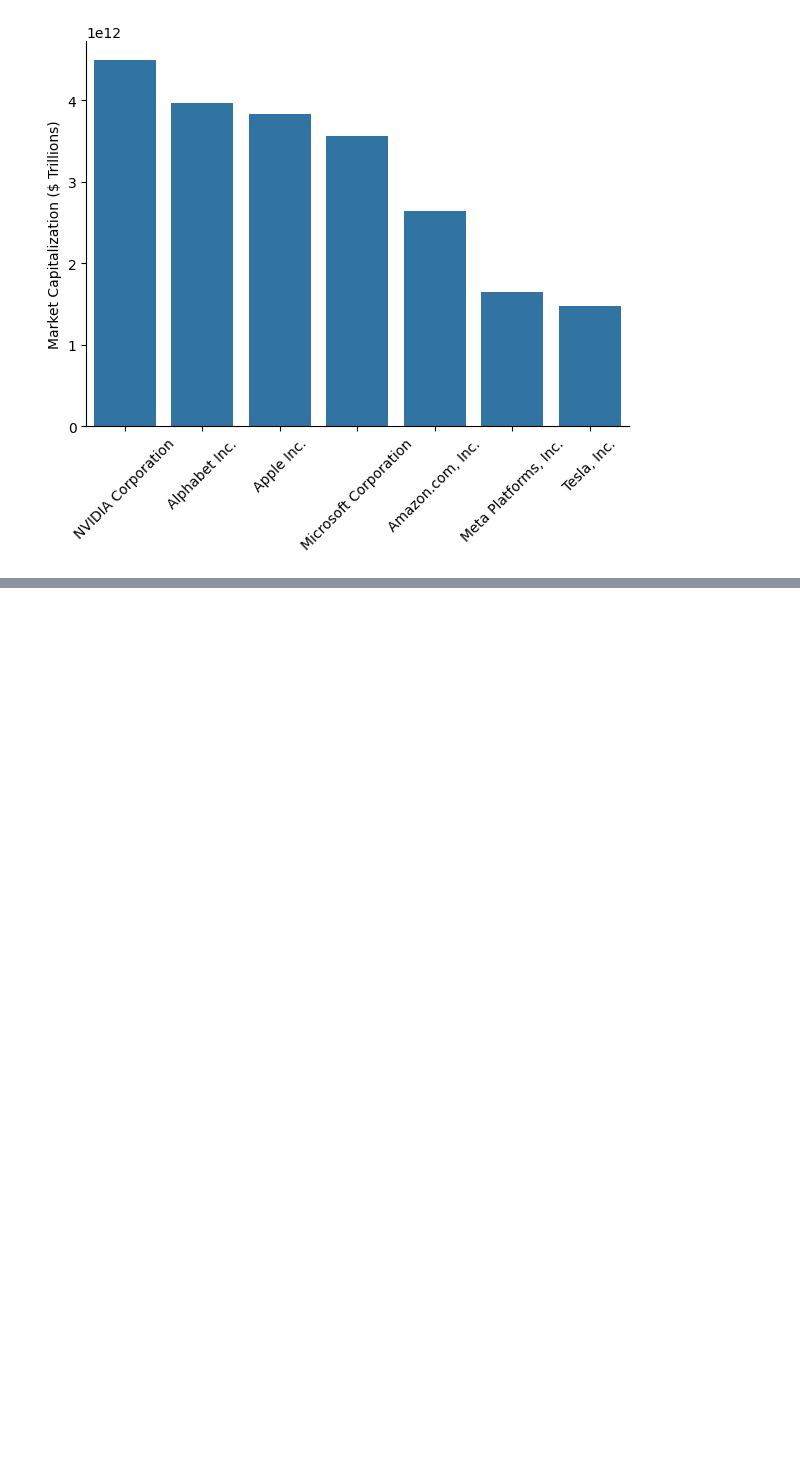
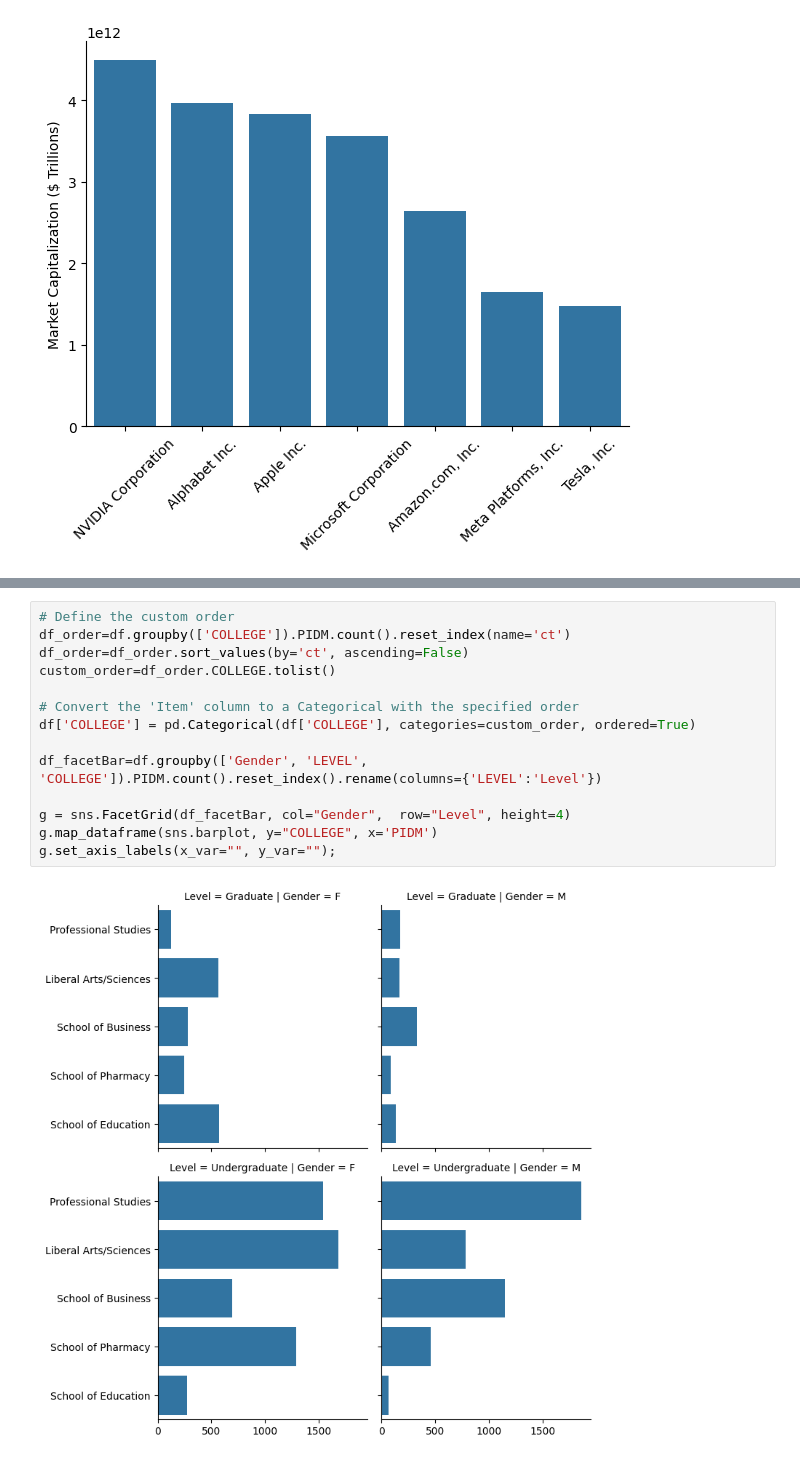
Before and after one commit to nickxscott/INFO658, a Jupyter notebook: notebooks/03_amounts.ipynb, the cells around one changed output, grey strips where cells are left out. Drawn from its saved outputs; the diff is of its cells as text; blank space fills up the shorter version.

```diff
--- a/notebooks/03_amounts.ipynb
+++ b/notebooks/03_amounts.ipynb
@@ -158,0 +167,16 @@ ax.set(xlabel='Proportion', ylabel='', title='Fall 2025 Enrollment by College an
+# %%
+# Define the custom order
+df_order=df.groupby(['COLLEGE']).PIDM.count().reset_index(name='ct')
+df_order=df_order.sort_values(by='ct', ascending=False)
+custom_order=df_order.COLLEGE.tolist()
+
+# Convert the 'Item' column to a Categorical with the specified order
+df['COLLEGE'] = pd.Categorical(df['COLLEGE'], categories=custom_order, ordered=True)
+
+df_facetBar=df.groupby(['Gender', 'LEVEL', 'COLLEGE']).PIDM.count().reset_index().rename(columns={'LEVEL':'Level'})
+
+g = sns.FacetGrid(df_facetBar, col="Gender",  row="Level", height=4)
+g.map_dataframe(sns.barplot, y="COLLEGE", x='PIDM')
+g.set_axis_labels(x_var="", y_var="");
+# %% [output]
+[figure, added]
```
Also changed, not shown: parts of 5 cells of this notebook, 5 other files.
